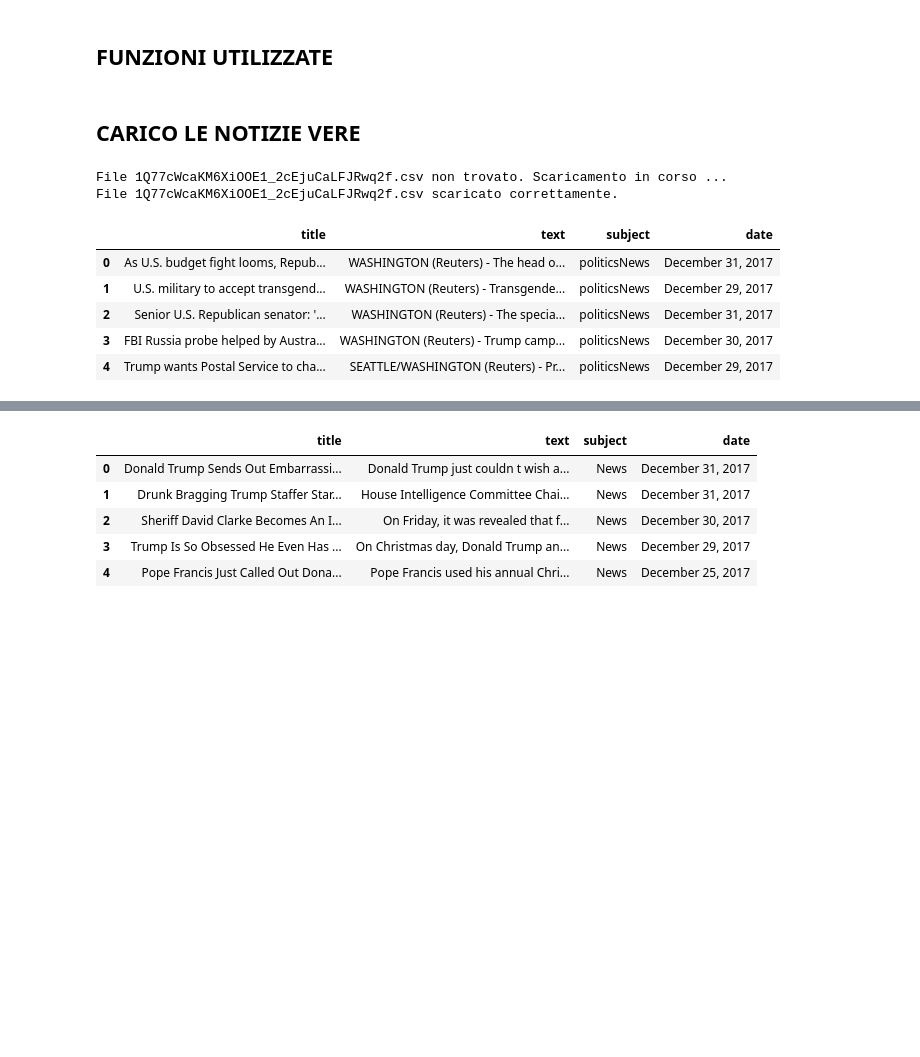
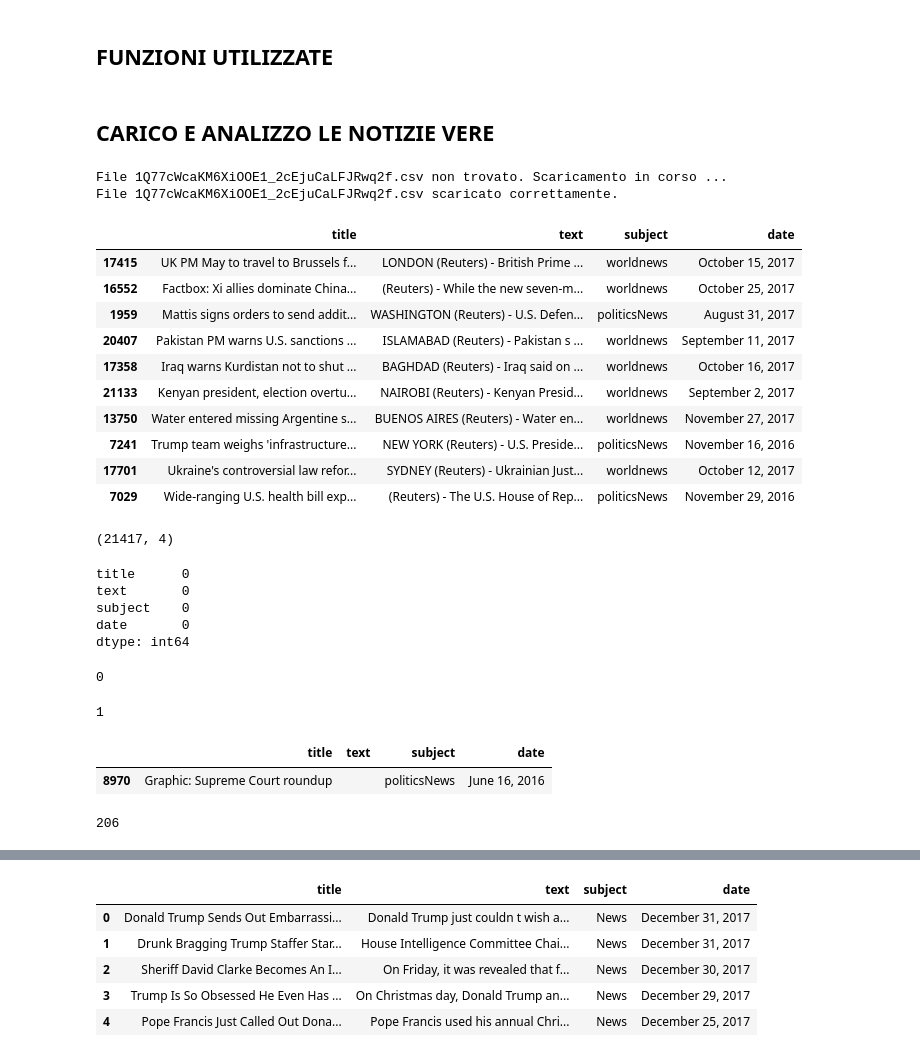
Before and after one commit to cdario79/FiltroFakeNews, a Jupyter notebook: Filtro_per_Fake_News.ipynb, the cells around one changed output, grey strips where cells are left out. Drawn from its saved outputs; the diff is of its cells as text; code cells hidden in the pictures; blank space fills up the shorter version.

```diff
--- a/Filtro_per_Fake_News.ipynb
+++ b/Filtro_per_Fake_News.ipynb
@@ -206,3 +163,3 @@ def show_and_sort_all_unique_value_of_column(column_name, current_df):
 # %% [markdown]
-## CARICO LE NOTIZIE VERE
+## CARICO E ANALIZZO LE NOTIZIE VERE
 # %%
@@ -212,11 +170,50 @@ File 1Q77cWcaKM6XiOOE1_2cEjuCaLFJRwq2f.csv non trovato. Scaricamento in corso ..
 File 1Q77cWcaKM6XiOOE1_2cEjuCaLFJRwq2f.csv scaricato correttamente.
 # %%
 df_true = pd.read_csv(original_true_news_csv_path)
-df_true.head()
+df_true.sample(10)
 # %% [output]
 |  | title | text | subject | date |
-| 0 | As U.S. budget fight looms, Repub... | WASHINGTON (Reuters) - The head o... | politicsNews | December 31, 2017 |
-| 1 | U.S. military to accept transgend... | WASHINGTON (Reuters) - Transgende... | politicsNews | December 29, 2017 |
-| 2 | Senior U.S. Republican senator: '... | WASHINGTON (Reuters) - The specia... | politicsNews | December 31, 2017 |
-| 3 | FBI Russia probe helped by Austra... | WASHINGTON (Reuters) - Trump camp... | politicsNews | December 30, 2017 |
-| 4 | Trump wants Postal Service to cha... | SEATTLE/WASHINGTON (Reuters) - Pr... | politicsNews | December 29, 2017 |
+| 17415 | UK PM May to travel to Brussels f... | LONDON (Reuters) - British Prime ... | worldnews | October 15, 2017 |
+| 16552 | Factbox: Xi allies dominate China... | (Reuters) - While the new seven-m... | worldnews | October 25, 2017 |
+| 1959 | Mattis signs orders to send addit... | WASHINGTON (Reuters) - U.S. Defen... | politicsNews | August 31, 2017 |
+| 20407 | Pakistan PM warns U.S. sanctions ... | ISLAMABAD (Reuters) - Pakistan s ... | worldnews | September 11, 2017 |
+| 17358 | Iraq warns Kurdistan not to shut ... | BAGHDAD (Reuters) - Iraq said on ... | worldnews | October 16, 2017 |
+| 21133 | Kenyan president, election overtu... | NAIROBI (Reuters) - Kenyan Presid... | worldnews | September 2, 2017 |
+| 13750 | Water entered missing Argentine s... | BUENOS AIRES (Reuters) - Water en... | worldnews | November 27, 2017 |
+| 7241 | Trump team weighs 'infrastructure... | NEW YORK (Reuters) - U.S. Preside... | politicsNews | November 16, 2016 |
+| 17701 | Ukraine's controversial law refor... | SYDNEY (Reuters) - Ukrainian Just... | worldnews | October 12, 2017 |
+| 7029 | Wide-ranging U.S. health bill exp... | (Reuters) - The U.S. House of Rep... | politicsNews | November 29, 2016 |
+# %%
+df_true.shape
+# %% [output]
+(21417, 4)
+# %%
+# check null value
+df_true.isnull().sum()
+# %% [output]
+title      0
+text       0
+subject    0
+date       0
+dtype: int64
+# %%
+df_true.title[df_true.title.str.strip()==''].count()
+# %% [output]
+0
+# %%
+# empty news
+df_true.text[df_true.text.str.strip()==''].count()
+# %% [output]
+1
+# %%
+# Trova le righe vuote nel DataFrame
+true_text_empty_row = df_true[df_true['text'].str.strip() == '']
+
+true_text_empty_row
+# %% [output]
+|  | title | text | subject | date |
+| 8970 | Graphic: Supreme Court roundup |  | politicsNews | June 16, 2016 |
+# %%
+df_true.duplicated().sum()
+# %% [output]
+206
```
Also changed, not shown: parts of 52 cells of this notebook.
